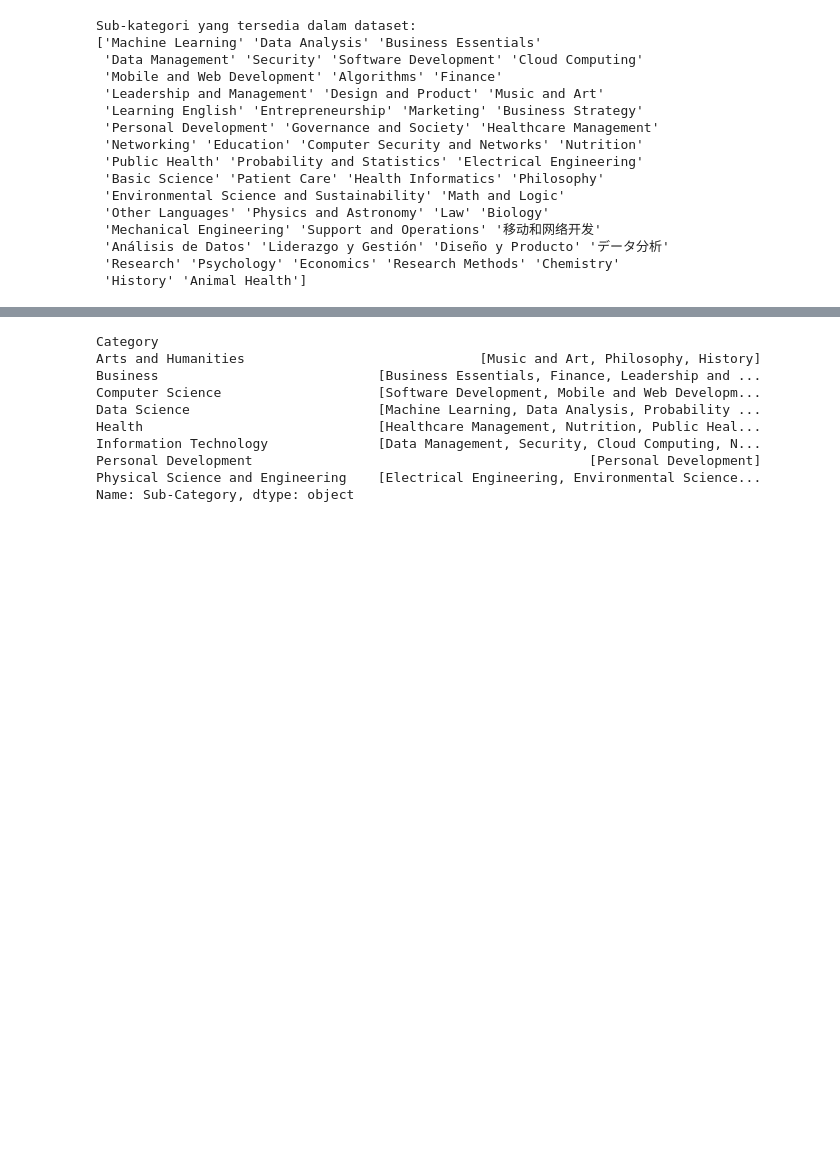
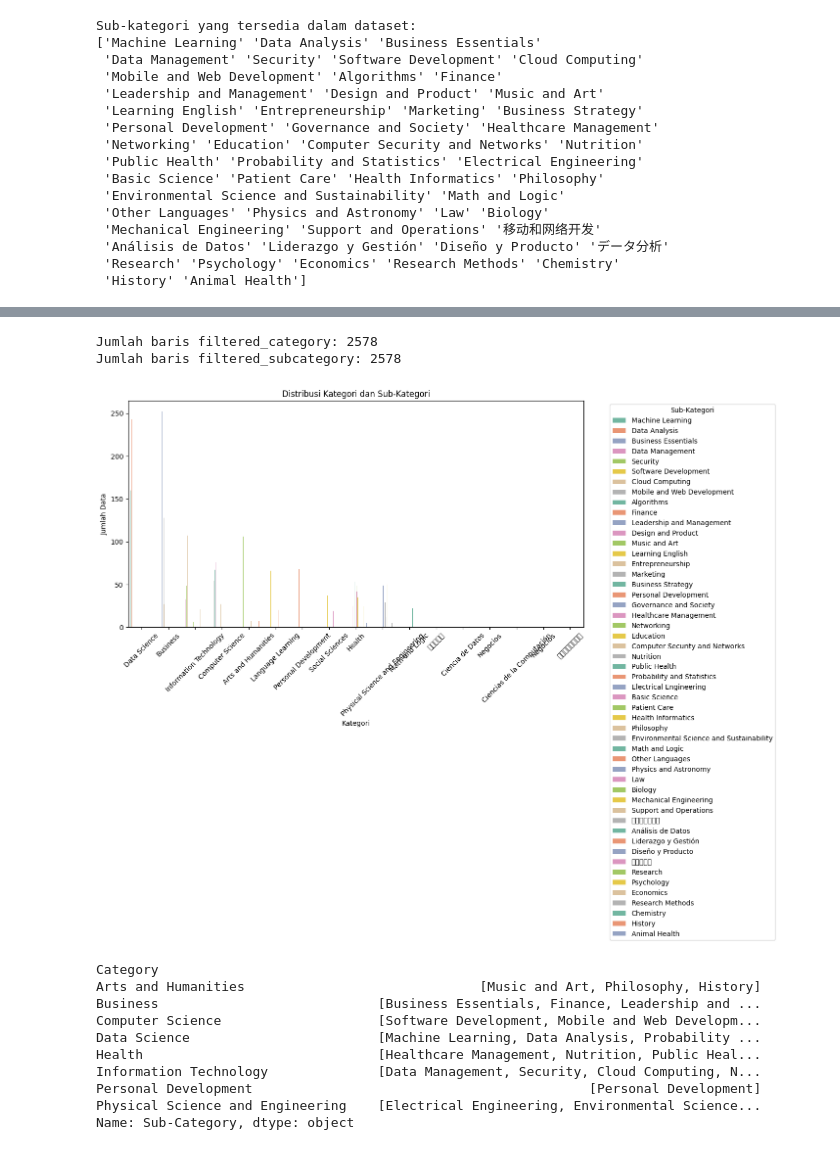
Before and after one commit to CourseMate-Capstone-Project/ML, a Jupyter notebook: notebooks/CourseMate.ipynb, the cells around one changed output, grey strips where cells are left out. Drawn from its saved outputs; the diff is of its cells as text; code cells hidden in the pictures; blank space fills up the shorter version.

```diff
--- a/notebooks/CourseMate.ipynb
+++ b/notebooks/CourseMate.ipynb
@@ -13,5 +15,5 @@ from ipywidgets import interact
 # %%
-dataset = 'https://raw.githubusercontent.com/CourseMate-Capstone-Project/ML/refs/heads/main/Online_Courses.csv'
+dataset = 'https://raw.githubusercontent.com/CourseMate-Capstone-Project/ML/refs/heads/main/datasets/Online_Courses.csv'
 # %%
 course = pd.DataFrame(pd.read_csv(dataset))
 # %%
@@ -118,7 +120,7 @@ course.head(), course.isnull().sum()
 required_columns = ["Title", "URL", "Short Intro", "Category", "Sub-Category", "Course Type", "Language", "Duration", "Site"]
 
 # Hapus semua kolom kecuali yang ada dalam required_columns
-filtered_courses = filtered_courses[required_columns]
+filtered_courses = course[required_columns].dropna()
 
 # Cek hasilnya
 print(filtered_courses.info())  # Untuk melihat struktur data
@@ -225,3 +263,21 @@ plt.show()
+# %%
+print("Jumlah baris filtered_category:", len(filtered_category))
+print("Jumlah baris filtered_subcategory:", len(filtered_subcategory))
+# %% [output]
+Jumlah baris filtered_category: 2578
+Jumlah baris filtered_subcategory: 2578
+# %%
+# Visualisasi hubungan antara Kategori dan Sub-Kategori
+plt.figure(figsize=(12, 6))
+sns.countplot(data=filtered_courses, x='Category', hue='Sub-Category', palette='Set2')
+plt.title('Distribusi Kategori dan Sub-Kategori')
+plt.xlabel('Kategori')
+plt.ylabel('Jumlah Data')
+plt.xticks(rotation=45)
+plt.legend(title='Sub-Kategori', bbox_to_anchor=(1.05, 1), loc='upper left')
+plt.show()
+# %% [output]
+[figure, added]
 # %%
 # Menampilkan sub-category unik untuk setiap kategori yang dipilih
 sub_category_per_category = filtered_category.groupby('Category')['Sub-Category'].unique()
```
Also changed, not shown: parts of 18 cells of this notebook.
